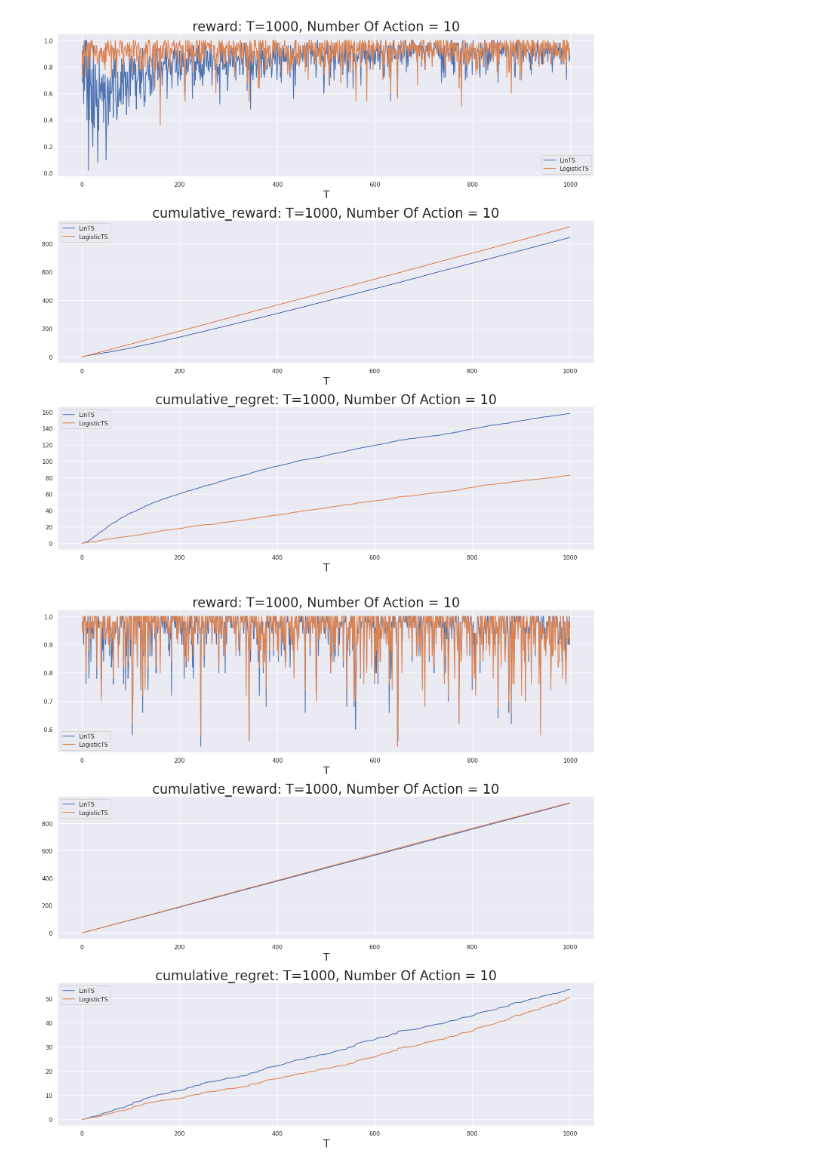
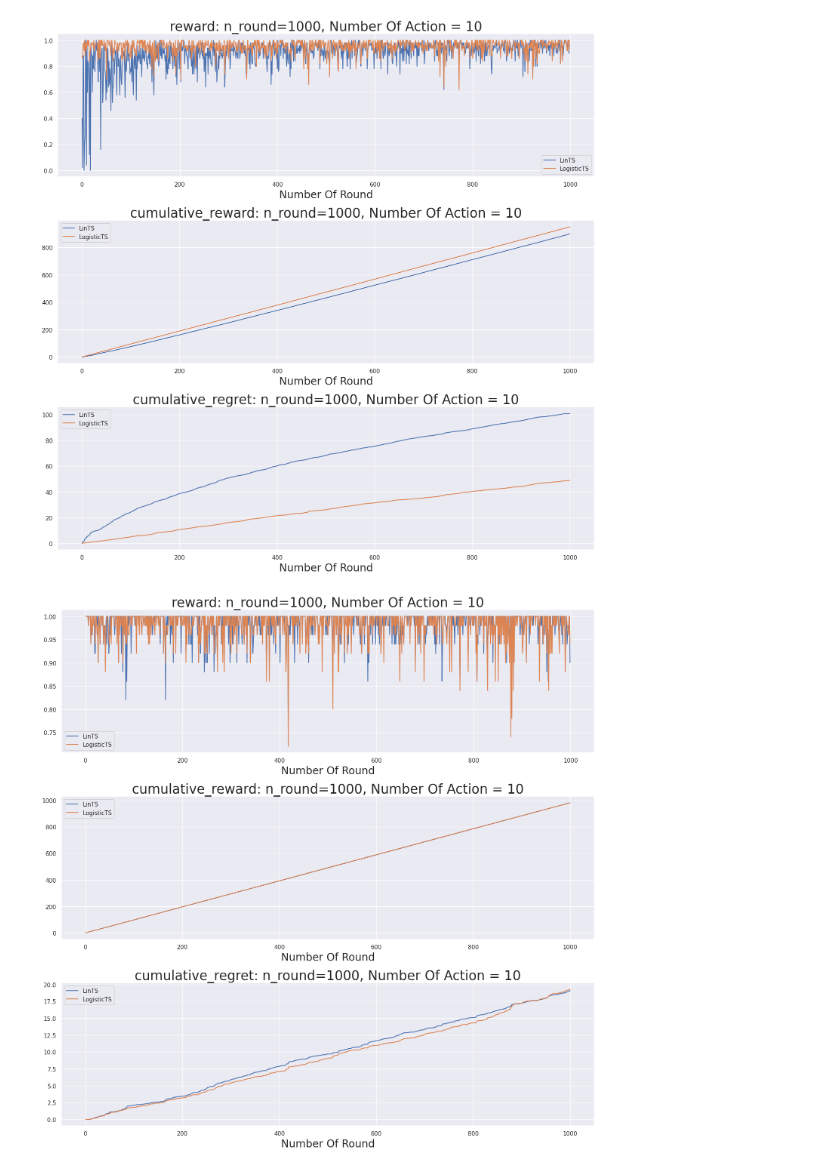
Before and after one commit to tatsuki1107/cfml_tutorial, a Jupyter notebook: bandit/binary_reward.ipynb, the cells around one changed output. Drawn from its saved outputs; the diff is of its cells as text; code cells hidden in the pictures.

```diff
--- a/bandit/binary_reward.ipynb
+++ b/bandit/binary_reward.ipynb
@@ -60,7 +60,7 @@ web_server = ContextualWebServer(
 )
 
 simulator = BanditSimulator(
-    T=T,
+    n_round=n_round,
     batch_size=batch_size,
     n_action=n_action,
     action_contexts=action_contexts
@@ -108,19 +108,19 @@ plt.figure(figsize=(15,15))
 
 for index, metric_name in enumerate(mean_results):
     plt.subplot(3, 1, index + 1)
-    plt.title(f'{metric_name}: T={T}, Number Of Action = {n_action}', fontsize=25)
+    plt.title(f'{metric_name}: n_round={n_round}, Number Of Action = {n_action}', fontsize=25)
 
     for policy_name, metric_values in mean_results[metric_name].items():
         plt.plot(metric_values, label=policy_name)
 
-    plt.xlabel('T', fontsize=20)
+    plt.xlabel('Number Of Round', fontsize=20)
     plt.legend()
     plt.tight_layout()
 
 
 plt.show()
 # %% [output]
-[figure, old version]
+[figure, new version]
 # %%
 # バッチ更新
 # %%
@@ -129,7 +129,7 @@ plt.show()
 n_action=10
 
 ## ラウンド回数
-T=1000
+n_round=1000
 
 ## シミュレーション回数
 n_sim=50
@@ -159,10 +159,10 @@ batch_size=100
 reward_type="binary"
 
 ## ニュートン法の反復回数
-n_epoch=5
+n_epoch=10
 # %%
 simulator = BanditSimulator(
-    T=T,
+    n_round=n_round,
     batch_size=batch_size,
     n_action=n_action,
     action_contexts=action_contexts
@@ -208,19 +208,19 @@ for policy_name, metrics in results.items():
 # %%
 # plot
 plt.figure(figsize=(15,15))
 
 for index, metric_name in enumerate(mean_results):
     plt.subplot(3, 1, index + 1)
-    plt.title(f'{metric_name}: T={T}, Number Of Action = {n_action}', fontsize=25)
+    plt.title(f'{metric_name}: n_round={n_round}, Number Of Action = {n_action}', fontsize=25)
 
     for policy_name, metric_values in mean_results[metric_name].items():
         plt.plot(metric_values, label=policy_name)
 
-    plt.xlabel('T', fontsize=20)
+    plt.xlabel('Number Of Round', fontsize=20)
     plt.legend()
     plt.tight_layout()
 
 
 plt.show()
 # %% [output]
-[figure, old version]
+[figure, new version]
```
Also changed, not shown: parts of 1 cell of this notebook, 14 other files.
